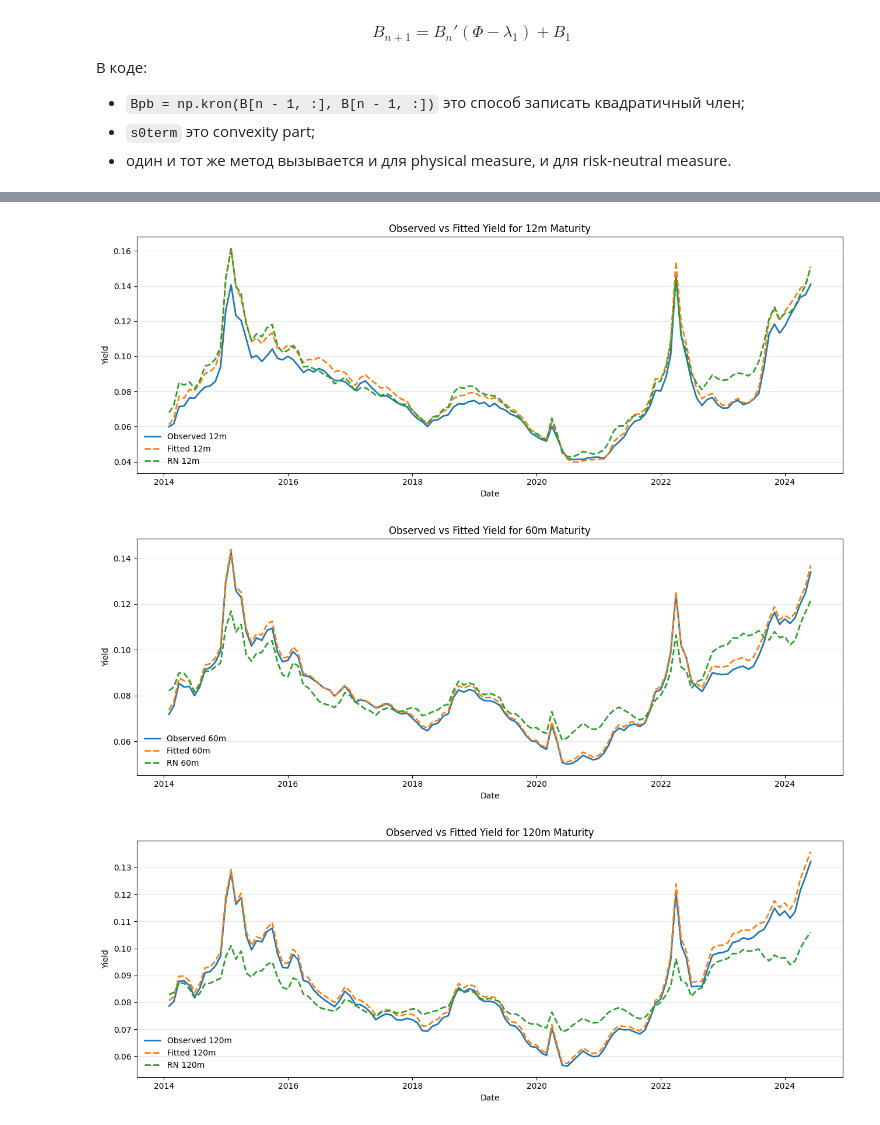
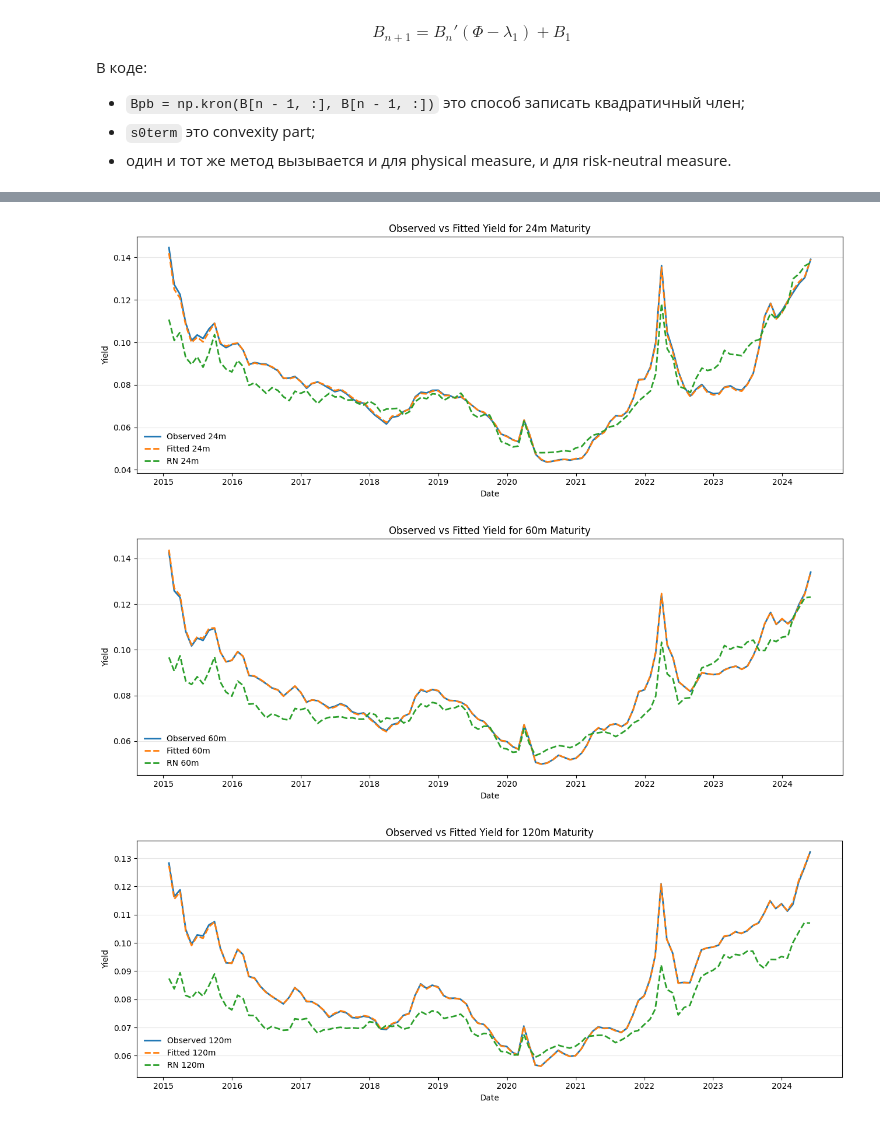
Before and after one commit to Codebuller/term_premium, a Jupyter notebook: math.ipynb, the cells around one changed output, grey strips where cells are left out. Cells and saved outputs as stored; diff of their text form; code cells hidden in the pictures.

```diff
--- a/math.ipynb
+++ b/math.ipynb
@@ -287,7 +344,7 @@ $$
 - `omega` это ковариация ошибок $e_{t+1}^{(n)}$;
 - `beta_star[i, :] = kron(beta[i, :], beta[i, :])` нужен позже для convexity adjustment.
 # %%
-Z = np.vstack((np.ones((1, t_m)), X.values[:, :-1], v)).T  # Lagged X and Innovations
+Z = np.vstack((np.ones((1, t_m-1)), X.values[:, :-1], v)).T  # Lagged X and Innovations
 abc = inv(Z.T @ Z) @ (Z.T @ rx.values)
 E = rx.values - Z @ abc
 omega = np.var(E.reshape(-1, 1)) * np.eye(len(months))
@@ -333,14 +390,14 @@ $$
 \mu^* = \mu - \lambda_0, \qquad \Phi^* = \Phi - \lambda_1
 $$
 # %%
-factors = np.hstack([np.ones((t_m, 1)), df_pc_m.iloc[:-1].values])
+factors = np.hstack([np.ones((t_m-1, 1)), df_pc_m.iloc[:-1].values])
 
 # Orthogonalize factors with respect to v
 v_proj = v.T @ np.linalg.pinv(v @ v.T) @ v
 factors = factors - v_proj @ factors
 
 adjustment = beta_star @ s0 + np.diag(omega).reshape(-1, 1)
-rx_adjusted = rx.values + (1 / 2) * np.tile(adjustment, (1, t_m)).T
+rx_adjusted = rx.values + (1 / 2) * np.tile(adjustment, (1, t_m-1)).T
 Y = (inv(factors.T @ factors) @ factors.T @ rx_adjusted).T
 
 # Compute Lambda
@@ -443,8 +508,8 @@ Arn, Brn = affine_coefficients(
 # %%
 def compute_yields( A, B):
         A = A.reshape(-1, 1)
-        multiplier = np.tile(yield_curve.columns / 12, (t_d, 1)).T
-        yields = (- ((np.tile(A, (1,t_d)) + B @ df_pc_m.T) / multiplier).T).values
+        multiplier = np.tile(yield_curve.columns / 12, (t_m, 1)).T
+        yields = (- ((np.tile(A, (1,t_m)) + B @ df_pc_m.T) / multiplier).T).values
         yields = pd.DataFrame(
             data=yields,
             index=yield_curve.index,
@@ -459,3 +524,33 @@ miy = compute_yields(A, B)
 rny = compute_yields(Arn, Brn)
 
 tp = miy - rny
+# %%
+TENORS = {
+    "1Y": 12,
+    "5Y": 60,
+    "10Y": 120,
+}
+rows = {}
+
+for label, tenor in TENORS.items():
+    tmp = pd.concat(
+        [
+            yield_curve[tenor].rename("obs_log"),
+            miy[tenor].rename("fit_log"),
+        ],
+        axis=1,
+    ).dropna()
+
+    obs_pct = np.expm1(tmp["obs_log"]) * 100
+    fit_pct = np.expm1(tmp["fit_log"]) * 100
+    err = fit_pct - obs_pct
+
+    rows[label] = {
+        "RMSE": np.sqrt(np.mean(err**2)),
+        "MAE": np.mean(np.abs(err)),
+        "Obs.": len(tmp),
+    }
+
+table_pca5 = pd.DataFrame(rows).loc[["RMSE", "MAE", "Obs."]]
+print(f'PCA({N_FACTORS})')
+table_pca5
@@ -462,27 +563,25 @@ tp = miy - rny
 # %%
 # Chart: Observed vs Fitted (Model Implied Yield)
-VISUALIZE_TENORS = [12, 60, 120]
+VISUALIZE_TENORS = [24, 60, 120]
 
 for tenor in VISUALIZE_TENORS:
     fig, ax = plt.subplots(figsize=(13, 5))
     # Plot observed yield
     ax.plot(yield_curve.index, yield_curve[tenor], label=f"Observed {tenor}m", linewidth=2)
     # Plot fitted/model-implied yield
     ax.plot(miy.index, miy[tenor], label=f"Fitted {tenor}m", linewidth=2, linestyle="--")
-
-
     ax.plot(rny.index, rny[tenor], label=f"RN {tenor}m", linewidth=2, linestyle="--")
     ax.set_title(f"Observed vs Fitted Yield for {tenor}m Maturity")
     ax.set_ylabel("Yield")
     ax.set_xlabel("Date")
     ax.grid(True, axis="y", alpha=0.3)
     ax.legend(frameon=False)
     plt.tight_layout()
     plt.show()
 # %% [output]
-[figure, old version]
+[figure, new version]
-[figure, old version]
+[figure, new version]
-[figure, old version]
+[figure, new version]
 # %%
 VISUALIZE_TENORS = [24, 60, 120]
 
```
Also changed, not shown: parts of 15 cells of this notebook, 14 other files.
